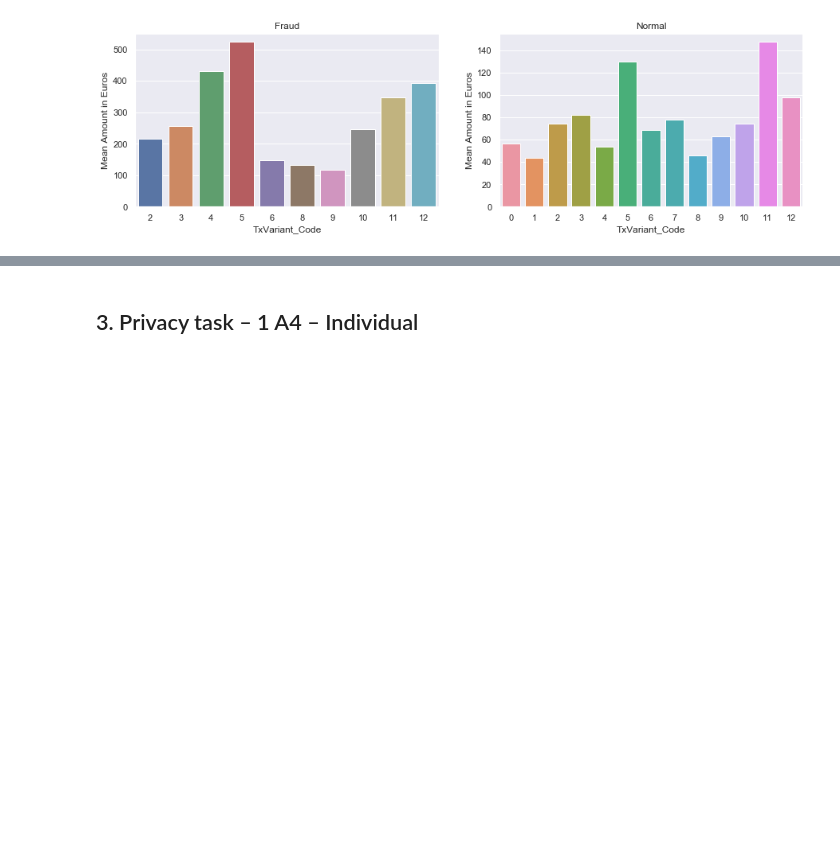
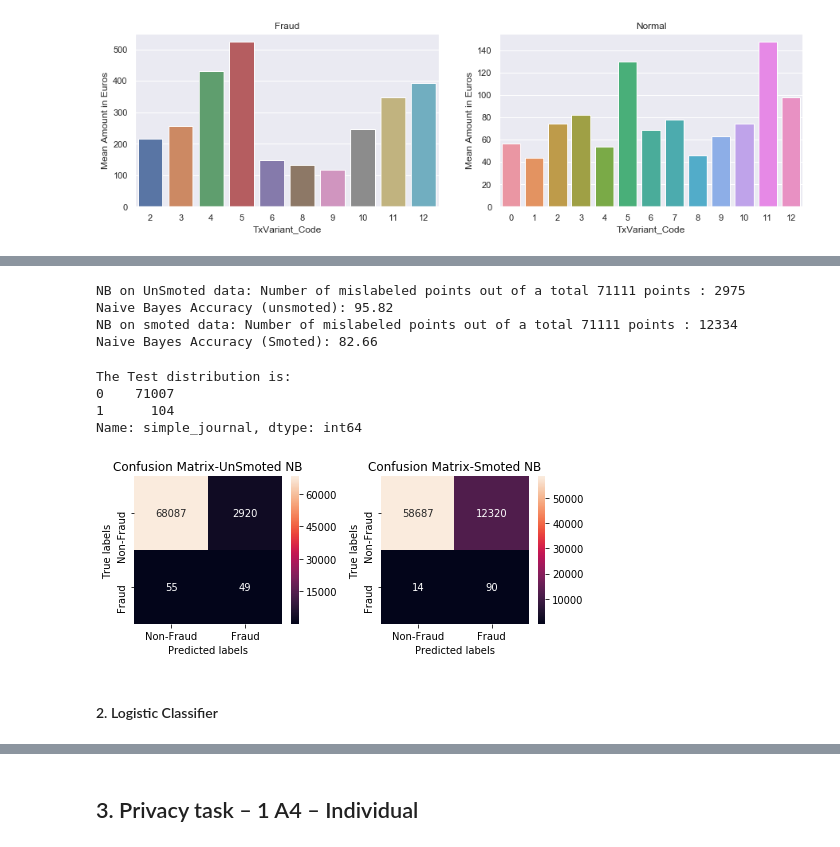
Before and after one commit to adityakunar/cda-2021, a Jupyter notebook: Assignment-1/Lab1_Master.ipynb, the cells around one changed output, grey strips where cells are left out. Drawn from its saved outputs; the diff is of its cells as text; code cells hidden in the pictures; blank space fills up the shorter version.

```diff
--- a/Assignment-1/Lab1_Master.ipynb
+++ b/Assignment-1/Lab1_Master.ipynb
@@ -324,0 +521,75 @@ plt.show()
+# %%
+# Original unsmoted data
+from sklearn.naive_bayes import GaussianNB
+
+gnb = GaussianNB()
+y_pred = gnb.fit(X_train, y_train).predict(X_test)
+print("NB on UnSmoted data: Number of mislabeled points out of a total %d points : %d" %(X_test.shape[0], (y_test != y_pred).sum()))
+print("Naive Bayes Accuracy (unsmoted): %.2f" %(metrics.accuracy_score(y_test, y_pred)*100))
+
+y_pred_proba = gnb.predict_proba(X_test)[::,1]
+fpr, tpr, thresholds = metrics.roc_curve(y_test, y_pred_proba)
+auc = metrics.roc_auc_score(y_test, y_pred_proba)
+y_test_nb_unsmoted = y_test
+
+# Smoted data
+y_train_smoted = smoted_df['simple_journal']
+smoted_df = smoted_df.drop(['simple_journal'], axis=1)
+smote_scaler = StandardScaler().fit(smoted_df)
+X_train_smoted = smote_scaler.transform(smoted_df)
+# X_test_smoted is the same test-set which is just scaled differently, using the transform from X_train_smoted
+X_test_smoted = smote_scaler.transform(x_test)
+
+gnb_smote = GaussianNB()
+y_pred_smote = gnb_smote.fit(X_train_smoted, y_train_smoted).predict(X_test_smoted)
+print("NB on smoted data: Number of mislabeled points out of a total %d points : %d" %(X_test.shape[0], (y_test != y_pred_smote).sum()))
+print("Naive Bayes Accuracy (Smoted): %.2f" %(metrics.accuracy_score(y_test, y_pred_smote)*100))
+
+y_pred_proba_smote = gnb_smote.predict_proba(X_test_smoted)[::,1]
+fpr_smote, tpr_smote, thresholds_smote = metrics.roc_curve(y_test, y_pred_proba_smote)
+auc_smote = metrics.roc_auc_score(y_test, y_pred_proba_smote)
+# %% [output]
+NB on UnSmoted data: Number of mislabeled points out of a total 71111 points : 2975
+Naive Bayes Accuracy (unsmoted): 95.82
+NB on smoted data: Number of mislabeled points out of a total 71111 points : 12334
+Naive Bayes Accuracy (Smoted): 82.66
+# %%
+from sklearn.metrics import confusion_matrix
+
+nb_unsmoted_cm = confusion_matrix(y_test_nb_unsmoted, y_pred)
+nb_smoted_cm = confusion_matrix(y_test, y_pred_smote)
+
+######################## UnSMOTED Confusion Matrix ###########################
+
+fig, (ax, ax2) = plt.subplots(nrows=1, ncols=2, figsize=(7,3))
+# ax = fig_1.add_subplot()
+sns.heatmap(nb_unsmoted_cm, annot=True, ax = ax, fmt="d"); #annot=True to annotate cells
+
+# labels, title and ticks
+ax.set_xlabel('Predicted labels')
+ax.set_ylabel('True labels')
+ax.set_title('Confusion Matrix-UnSmoted NB')
+ax.xaxis.set_ticklabels(['Non-Fraud', 'Fraud']); ax.yaxis.set_ticklabels(['Non-Fraud', 'Fraud'])
+
+# ######################## SMOTED Confusion Matrix ###########################
+
+# fig_2 = plt.figure(2)
+# ax = fig_2.add_subplot()
+sns.heatmap(nb_smoted_cm, annot=True, ax = ax2, fmt="d"); #annot=True to annotate cells
+
+# labels, title and ticks
+ax2.set_xlabel('Predicted labels')
+ax2.set_ylabel('True labels')
+ax2.set_title('Confusion Matrix-Smoted NB')
+ax2.xaxis.set_ticklabels(['Non-Fraud', 'Fraud']); ax2.yaxis.set_ticklabels(['Non-Fraud', 'Fraud'])
+print('The Test distribution is:')
+print(y_test.value_counts())
+fig.tight_layout()
+# %% [output]
+The Test distribution is:
+0    71007
+1      104
+Name: simple_journal, dtype: int64
+[figure, added]
+# %% [markdown]
+#### 2. Logistic Classifier
```
Also changed, not shown: parts of 29 cells of this notebook.
